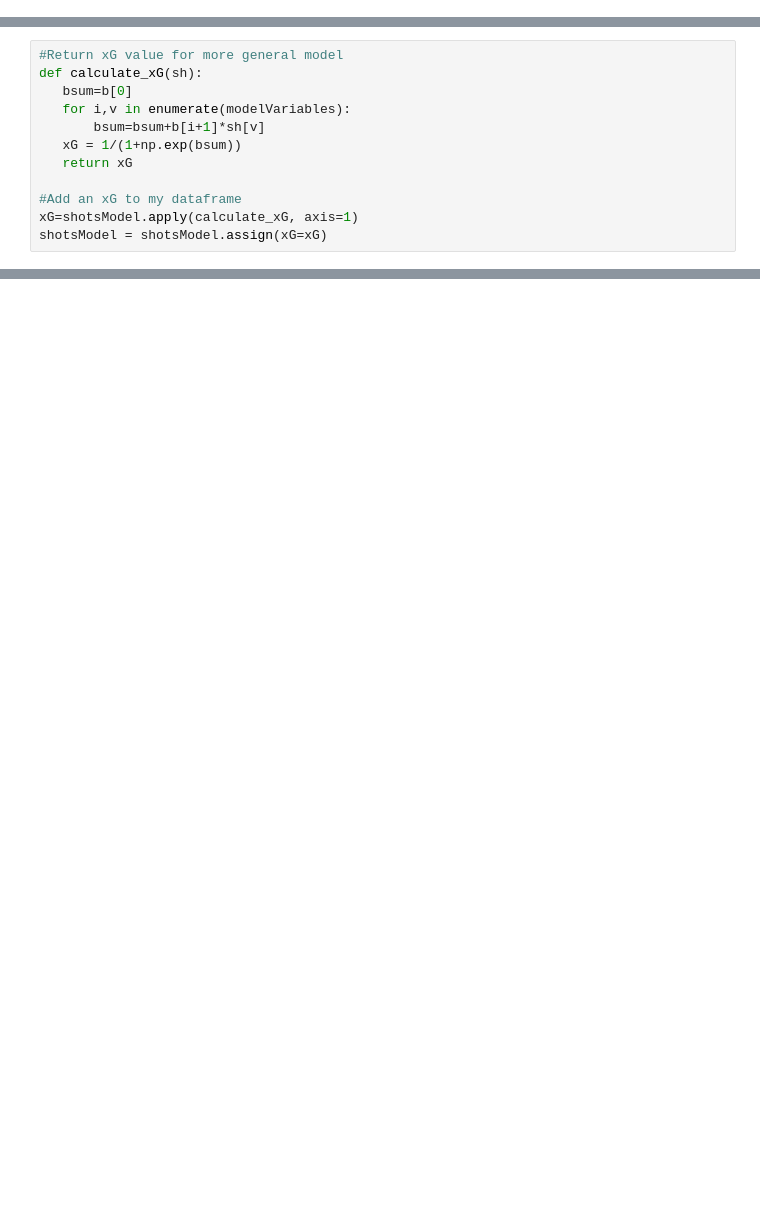
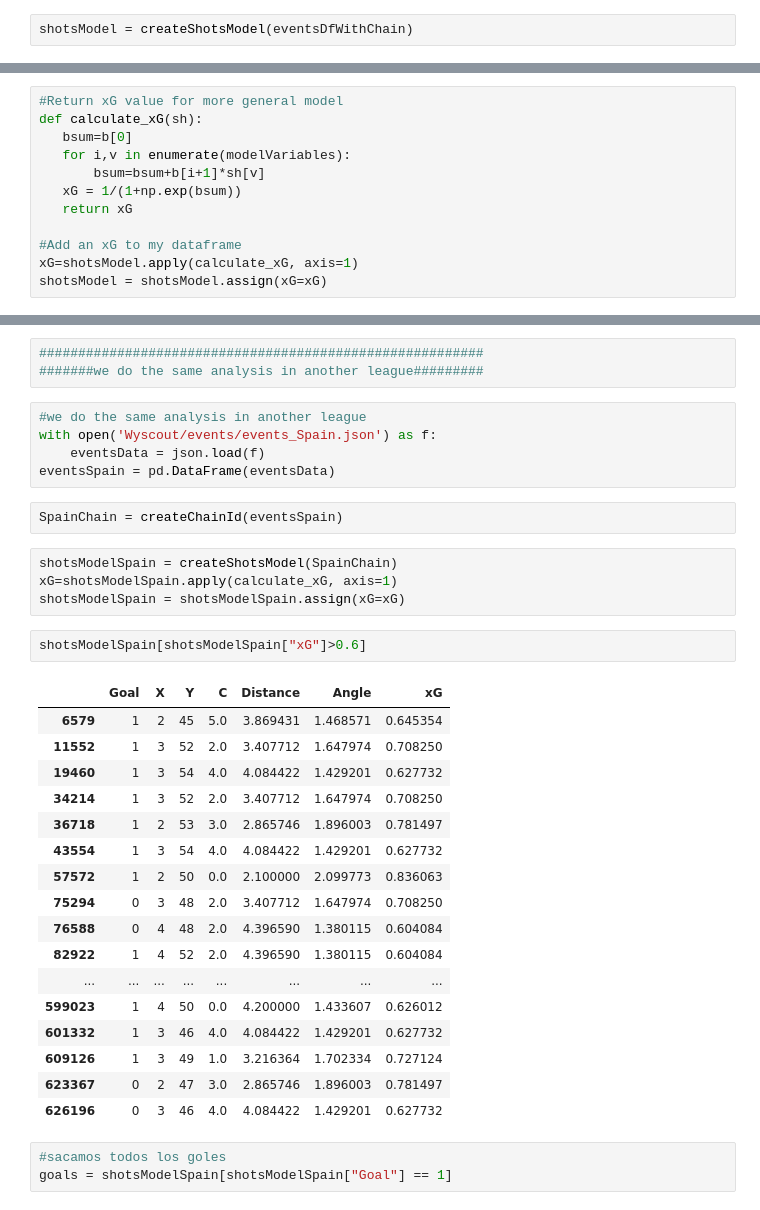
Before and after one commit to rv0lt/MathematicsOfFootball, a Jupyter notebook: asigments2.ipynb, the cells around one changed output, grey strips where cells are left out. Drawn from its saved outputs; the diff is of its cells as text; blank space fills up the shorter version.

```diff
--- a/asigments2.ipynb
+++ b/asigments2.ipynb
@@ -190,3 +134,5 @@ for i,shot in shotsDf.iterrows():
+# %%
+shotsModel = createShotsModel(eventsDfWithChain)
 # %%
 shotsModel.columns
 # %% [output]
@@ -313,0 +308,37 @@ aux[aux["chainId"] == 7]
+# %%
+#########################################################
+#######we do the same analysis in another league#########
+# %%
+#we do the same analysis in another league
+with open('Wyscout/events/events_Spain.json') as f:
+    eventsData = json.load(f)
+eventsSpain = pd.DataFrame(eventsData)
+# %%
+SpainChain = createChainId(eventsSpain)
+# %%
+shotsModelSpain = createShotsModel(SpainChain)
+xG=shotsModelSpain.apply(calculate_xG, axis=1)
+shotsModelSpain = shotsModelSpain.assign(xG=xG)
+# %%
+shotsModelSpain[shotsModelSpain["xG"]>0.6]
+# %% [output]
+|  | Goal | X | Y | C | Distance | Angle | xG |
+| 6579 | 1 | 2 | 45 | 5.0 | 3.869431 | 1.468571 | 0.645354 |
+| 11552 | 1 | 3 | 52 | 2.0 | 3.407712 | 1.647974 | 0.708250 |
+| 19460 | 1 | 3 | 54 | 4.0 | 4.084422 | 1.429201 | 0.627732 |
+| 34214 | 1 | 3 | 52 | 2.0 | 3.407712 | 1.647974 | 0.708250 |
+| 36718 | 1 | 2 | 53 | 3.0 | 2.865746 | 1.896003 | 0.781497 |
+| 43554 | 1 | 3 | 54 | 4.0 | 4.084422 | 1.429201 | 0.627732 |
+| 57572 | 1 | 2 | 50 | 0.0 | 2.100000 | 2.099773 | 0.836063 |
+| 75294 | 0 | 3 | 48 | 2.0 | 3.407712 | 1.647974 | 0.708250 |
+| 76588 | 0 | 4 | 48 | 2.0 | 4.396590 | 1.380115 | 0.604084 |
+| 82922 | 1 | 4 | 52 | 2.0 | 4.396590 | 1.380115 | 0.604084 |
+| ... | ... | ... | ... | ... | ... | ... | ... |
+| 599023 | 1 | 4 | 50 | 0.0 | 4.200000 | 1.433607 | 0.626012 |
+| 601332 | 1 | 3 | 46 | 4.0 | 4.084422 | 1.429201 | 0.627732 |
+| 609126 | 1 | 3 | 49 | 1.0 | 3.216364 | 1.702334 | 0.727124 |
+| 623367 | 0 | 2 | 47 | 3.0 | 2.865746 | 1.896003 | 0.781497 |
+| 626196 | 0 | 3 | 46 | 4.0 | 4.084422 | 1.429201 | 0.627732 |
+# %%
+#sacamos todos los goles
+goals = shotsModelSpain[shotsModelSpain["Goal"] == 1]
```
Also changed, not shown: parts of 42 cells of this notebook.
